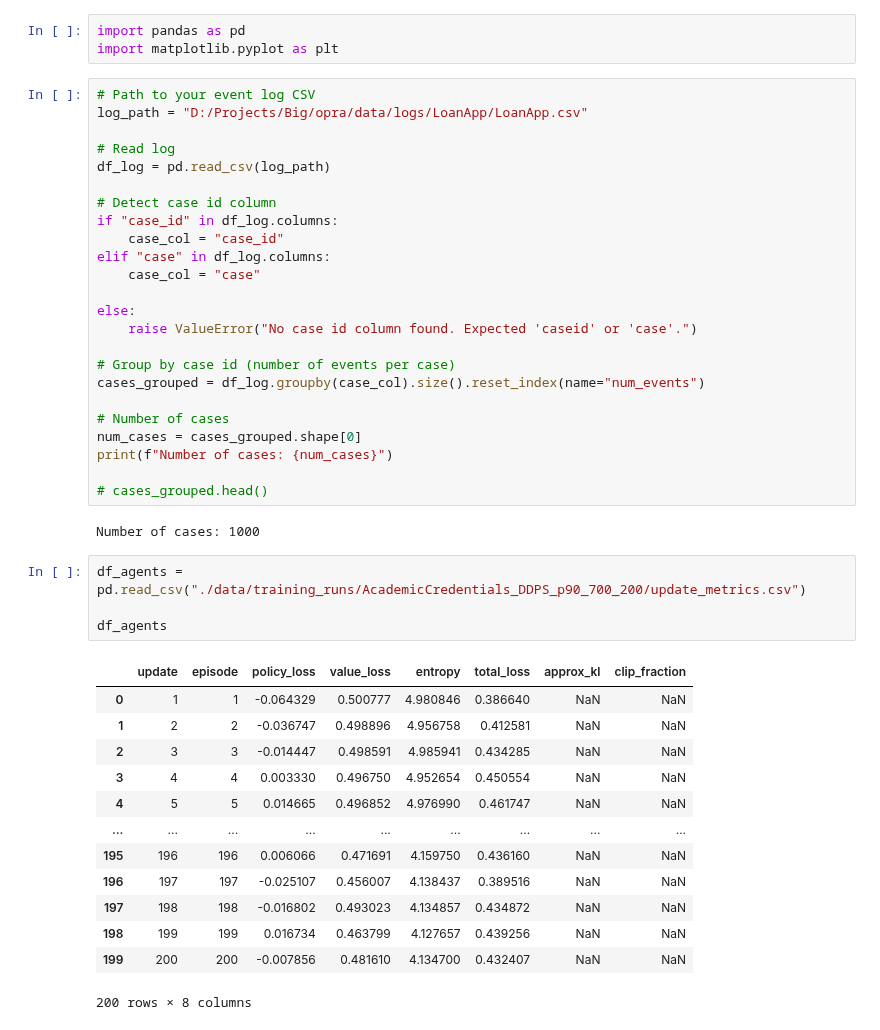
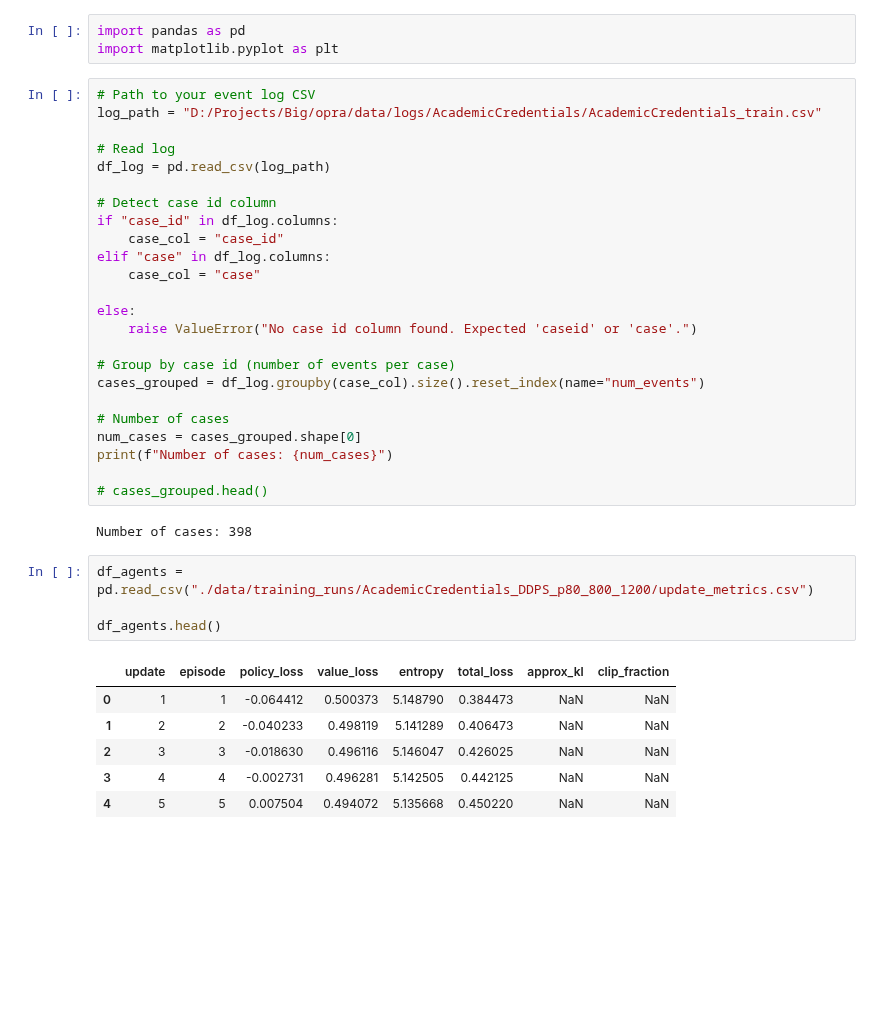
Before and after one commit to AdaptiveBProcess/Optimal-Predictor-of-Resources-and-Activities, a Jupyter notebook: analysis.ipynb, the cells around one changed output. Cells and saved outputs as stored; diff of their text form; blank space fills up the shorter version.

```diff
--- a/analysis.ipynb
+++ b/analysis.ipynb
@@ -3,7 +3,7 @@ import pandas as pd
 import matplotlib.pyplot as plt
 # %%
 # Path to your event log CSV
-log_path = "D:/Projects/Big/opra/data/logs/LoanApp/LoanApp.csv"
+log_path = "D:/Projects/Big/opra/data/logs/AcademicCredentials/AcademicCredentials_train.csv"
 
 # Read log
 df_log = pd.read_csv(log_path)
@@ -26,23 +26,16 @@ print(f"Number of cases: {num_cases}")
 
 # cases_grouped.head()
 # %% [output]
-Number of cases: 1000
+Number of cases: 398
 # %%
-df_agents = pd.read_csv("./data/training_runs/AcademicCredentials_DDPS_p90_700_200/update_metrics.csv")
+df_agents = pd.read_csv("./data/training_runs/AcademicCredentials_DDPS_p80_800_1200/update_metrics.csv")
 
-df_agents
+df_agents.head()
 # %% [output]
 |  | update | episode | policy_loss | value_loss | entropy | total_loss | approx_kl | clip_fraction |
-| 0 | 1 | 1 | -0.064329 | 0.500777 | 4.980846 | 0.386640 | NaN | NaN |
-| 1 | 2 | 2 | -0.036747 | 0.498896 | 4.956758 | 0.412581 | NaN | NaN |
-| 2 | 3 | 3 | -0.014447 | 0.498591 | 4.985941 | 0.434285 | NaN | NaN |
-| 3 | 4 | 4 | 0.003330 | 0.496750 | 4.952654 | 0.450554 | NaN | NaN |
-| 4 | 5 | 5 | 0.014665 | 0.496852 | 4.976990 | 0.461747 | NaN | NaN |
-| ... | ... | ... | ... | ... | ... | ... | ... | ... |
-| 195 | 196 | 196 | 0.006066 | 0.471691 | 4.159750 | 0.436160 | NaN | NaN |
-| 196 | 197 | 197 | -0.025107 | 0.456007 | 4.138437 | 0.389516 | NaN | NaN |
-| 197 | 198 | 198 | -0.016802 | 0.493023 | 4.134857 | 0.434872 | NaN | NaN |
-| 198 | 199 | 199 | 0.016734 | 0.463799 | 4.127657 | 0.439256 | NaN | NaN |
-| 199 | 200 | 200 | -0.007856 | 0.481610 | 4.134700 | 0.432407 | NaN | NaN |
+| 0 | 1 | 1 | -0.064412 | 0.500373 | 5.148790 | 0.384473 | NaN | NaN |
+| 1 | 2 | 2 | -0.040233 | 0.498119 | 5.141289 | 0.406473 | NaN | NaN |
+| 2 | 3 | 3 | -0.018630 | 0.496116 | 5.146047 | 0.426025 | NaN | NaN |
+| 3 | 4 | 4 | -0.002731 | 0.496281 | 5.142505 | 0.442125 | NaN | NaN |
+| 4 | 5 | 5 | 0.007504 | 0.494072 | 5.135668 | 0.450220 | NaN | NaN |
-200 rows × 8 columns
 # %%
```
Also changed, not shown: parts of 6 cells of this notebook, 3 other files.
